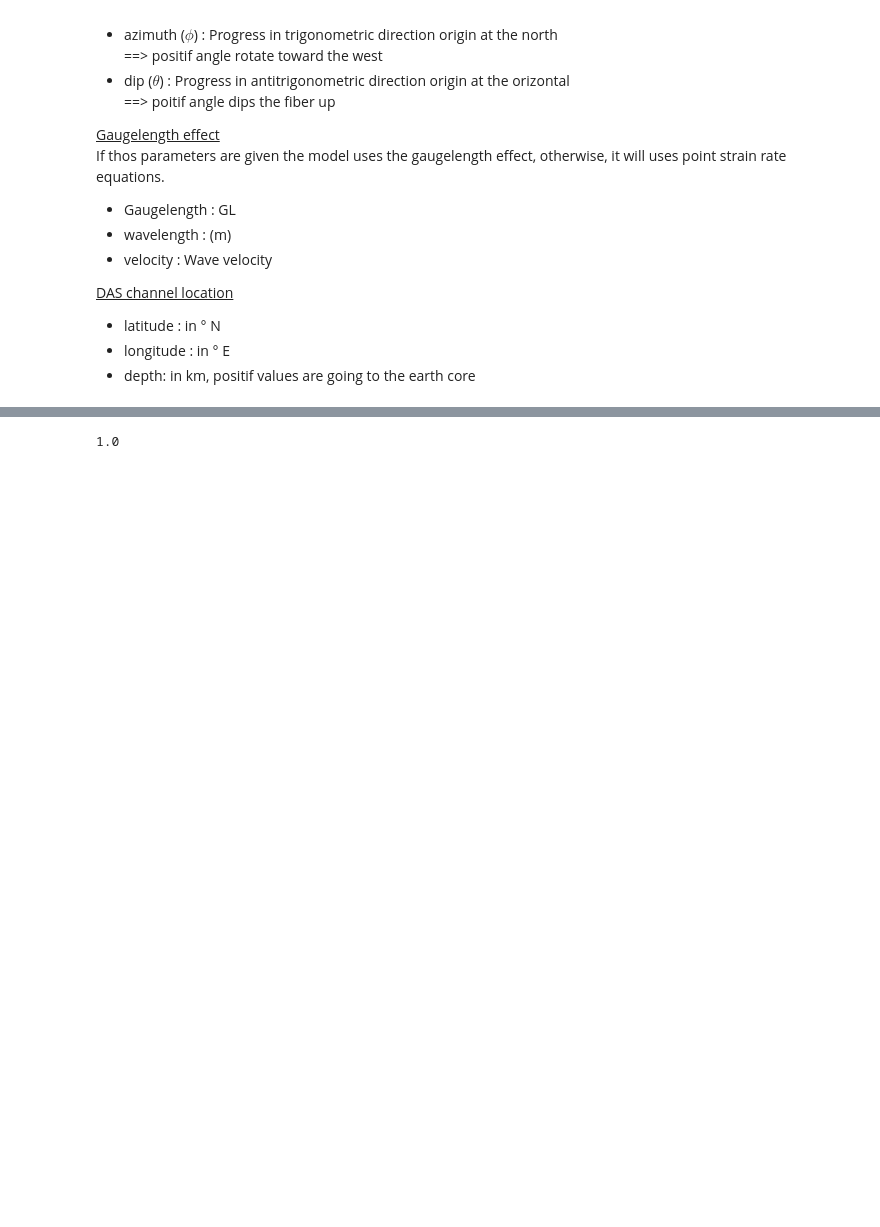
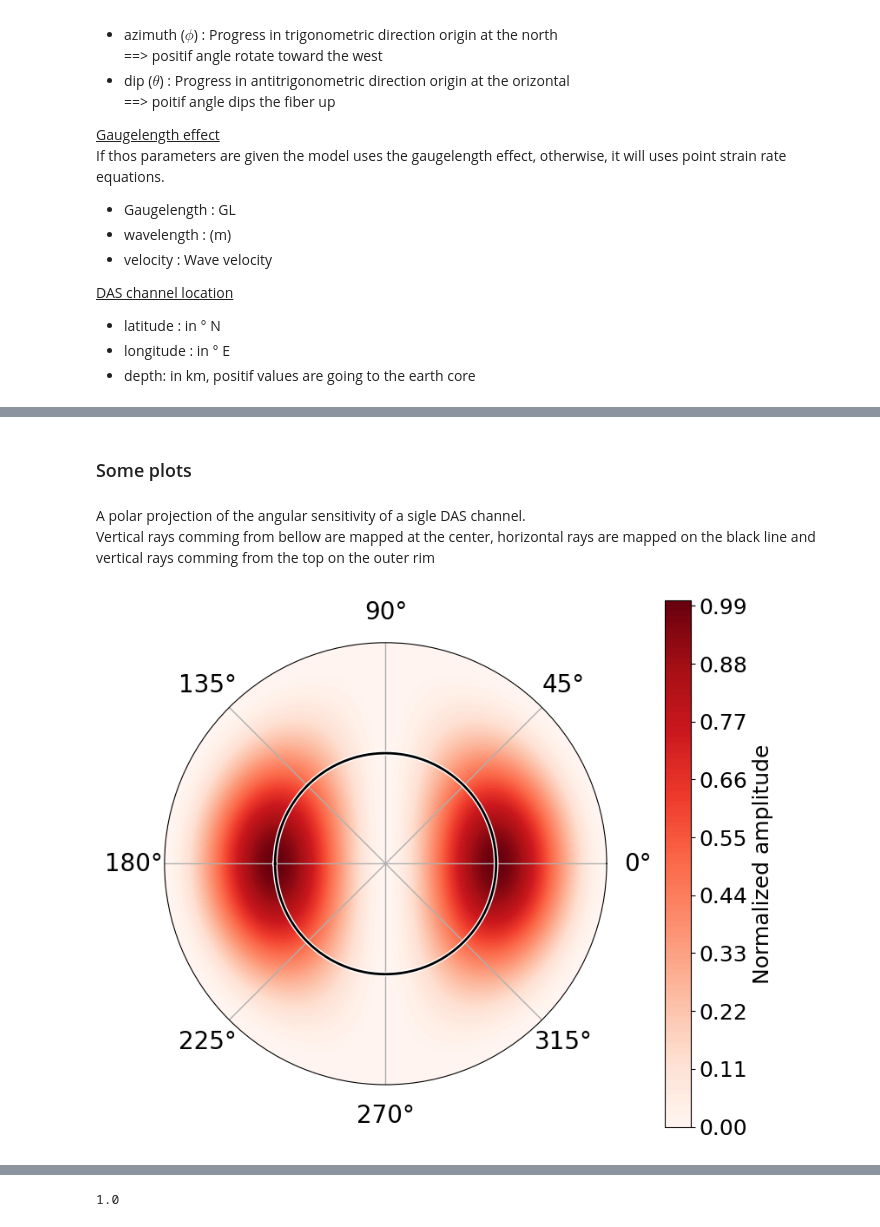
Before and after one commit to olfontai/DAS_sensitivity, a Jupyter notebook: Forward_amplitude_model/Objects_overview.ipynb, the cells around one changed output, grey strips where cells are left out. Cells and saved outputs as stored; diff of their text form; code cells hidden in the pictures; blank space fills up the shorter version.

```diff
--- a/Forward_amplitude_model/Objects_overview.ipynb
+++ b/Forward_amplitude_model/Objects_overview.ipynb
@@ -41,11 +182,16 @@ DAS sensor response (!!! can take Gauge length affect !!!)
 # %%
 das = DASSensor(
-    azimuth=0,
-    dip=0,
-    gauge_length=10,
-    wavelength=4,
-    velocity=None,
-    latitude = None,
-    longitude = None,
-    depth = None,
+    # ── Orientation ─────────────────────────────
+    azimuth=0,          # [°] 0° = North, positive towards West
+    dip=0,              # [°] 0° = horizontal, positive upwards
+
+    # ── Gauge-length response ───────────────────
+    gauge_length=None,    # [m]
+    wavelength=None,      # [m]
+    velocity=None,      # [m/s] wave velocity
+
+    # ── Location ────────────────────────────────
+    latitude=None,      # [°N]
+    longitude=None,     # [°E]
+    depth=None,         # [km] positive downward
 )
@@ -68,0 +209,11 @@ das.sensitivity(phase, azimuth, dip)
+# %% [markdown]
+### Some plots
+# %% [markdown]
+A polar projection of the angular sensitivity of a sigle DAS channel. <br>
+Vertical rays comming from bellow are mapped at the center, horizontal rays are mapped on the black line and vertical rays comming from the top on the outer rim
+# %%
+das.plot_polar_pattern('P',            # give the wavetype P, S, SV, or SH
+                         cmap = None,
+                         title = None)
+# %% [output]
+[figure, added]
```
Also changed, not shown: parts of 58 cells of this notebook.
